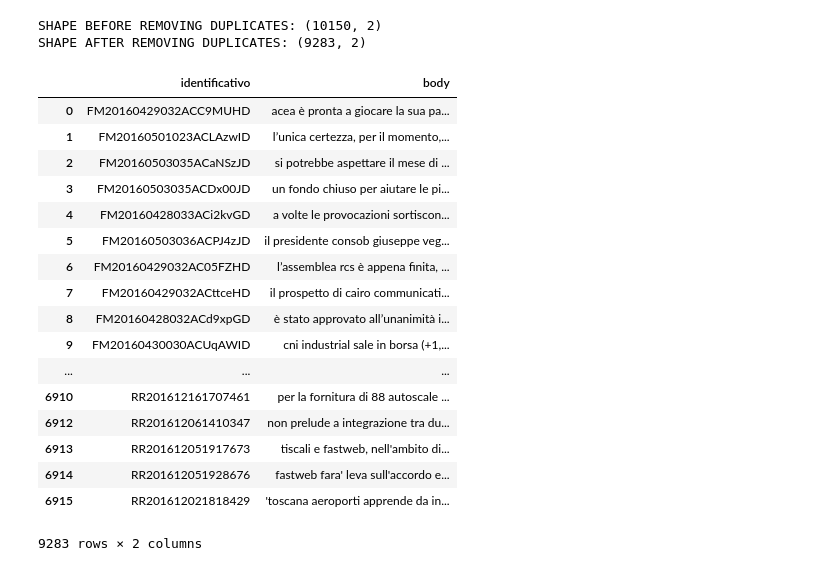
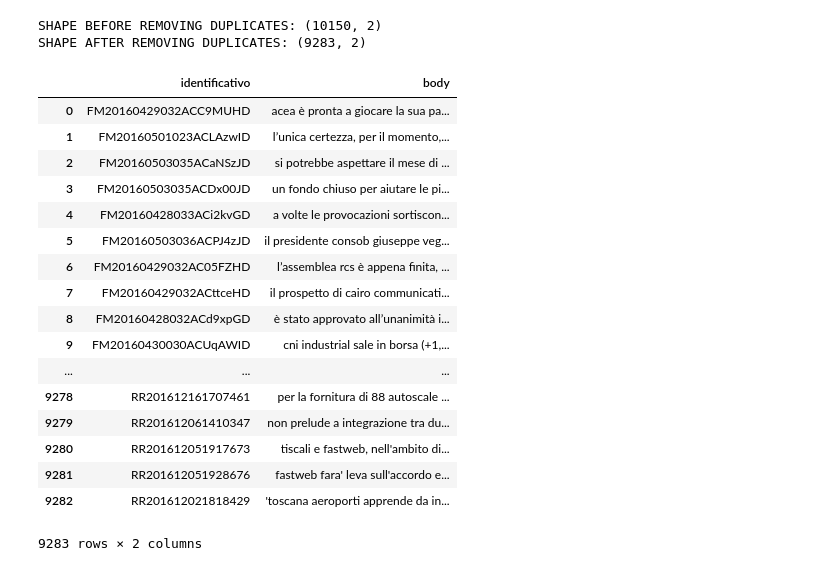
Before and after one commit to apiro/Document-Semantic-Similarity, a Jupyter notebook: Extractor.ipynb, the cells around one changed output. Saved outputs shown, nothing was run; the diff lists cells and outputs as text; code cells hidden in the pictures.

```diff
--- a/Extractor.ipynb
+++ b/Extractor.ipynb
@@ -125,26 +130,27 @@ colsel_merged['body'] = colsel_merged['body'].apply(lambda x: BeautifulSoup(str(
 SHAPE BEFORE REMOVING DUPLICATES: (10150, 2)
 SHAPE AFTER REMOVING DUPLICATES: (9283, 2)
 # %%
-colsel_merged.reset_index()
-colsel_merged.drop('index', inplace=True)
+colsel_merged = colsel_merged.reset_index()
+#colsel_merged.drop('level0', inplace=True)
+colsel_merged = colsel_merged.drop('index', axis=1)
 colsel_merged
 # %% [output]
 |  | identificativo | body |
 | 0 | FM20160429032ACC9MUHD | acea è pronta a giocare la sua pa... |
 | 1 | FM20160501023ACLAzwID | l’unica certezza, per il momento,... |
 | 2 | FM20160503035ACaNSzJD | si potrebbe aspettare il mese di ... |
 | 3 | FM20160503035ACDx00JD | un fondo chiuso per aiutare le pi... |
 | 4 | FM20160428033ACi2kvGD | a volte le provocazioni sortiscon... |
 | 5 | FM20160503036ACPJ4zJD | il presidente consob giuseppe veg... |
 | 6 | FM20160429032AC05FZHD | l’assemblea rcs è appena finita, ... |
 | 7 | FM20160429032ACttceHD | il prospetto di cairo communicati... |
 | 8 | FM20160428032ACd9xpGD | è stato approvato all’unanimità i... |
 | 9 | FM20160430030ACUqAWID | cni industrial sale in borsa (+1,... |
 | ... | ... | ... |
-| 6910 | RR201612161707461 | per la fornitura di 88 autoscale ... |
-| 6912 | RR201612061410347 | non prelude a integrazione tra du... |
-| 6913 | RR201612051917673 | tiscali e fastweb, nell'ambito di... |
-| 6914 | RR201612051928676 | fastweb fara' leva sull'accordo e... |
-| 6915 | RR201612021818429 | 'toscana aeroporti apprende da in... |
+| 9278 | RR201612161707461 | per la fornitura di 88 autoscale ... |
+| 9279 | RR201612061410347 | non prelude a integrazione tra du... |
+| 9280 | RR201612051917673 | tiscali e fastweb, nell'ambito di... |
+| 9281 | RR201612051928676 | fastweb fara' leva sull'accordo e... |
+| 9282 | RR201612021818429 | 'toscana aeroporti apprende da in... |
 9283 rows × 2 columns
 # %%
```
Also changed, not shown: parts of 8 cells of this notebook.
